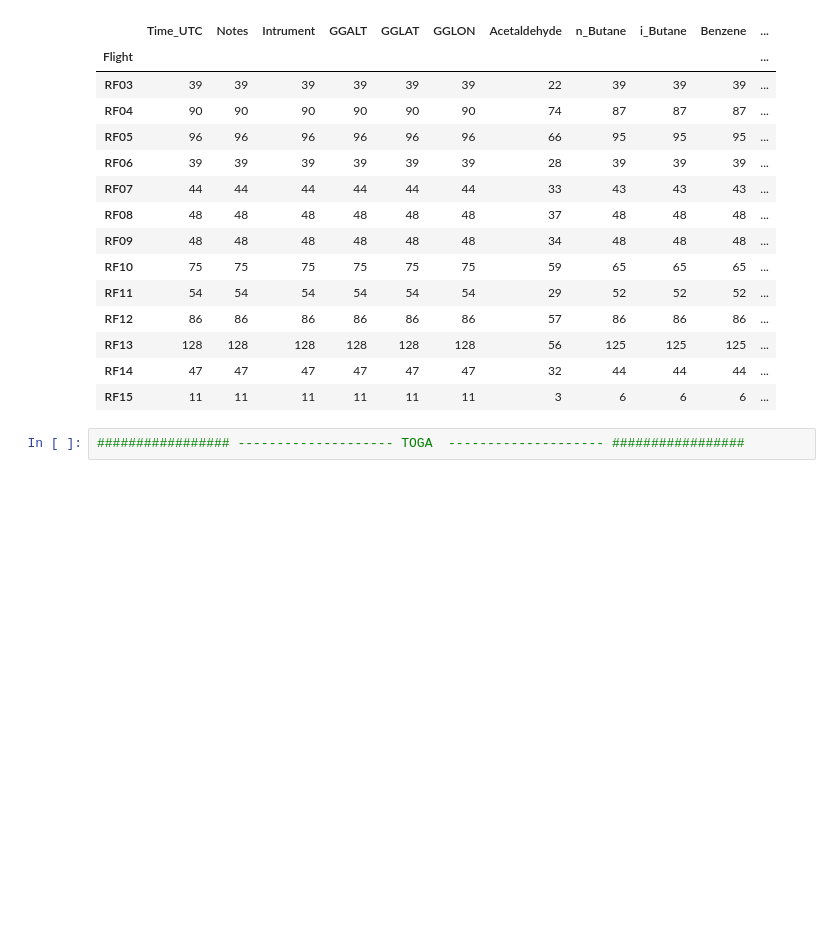
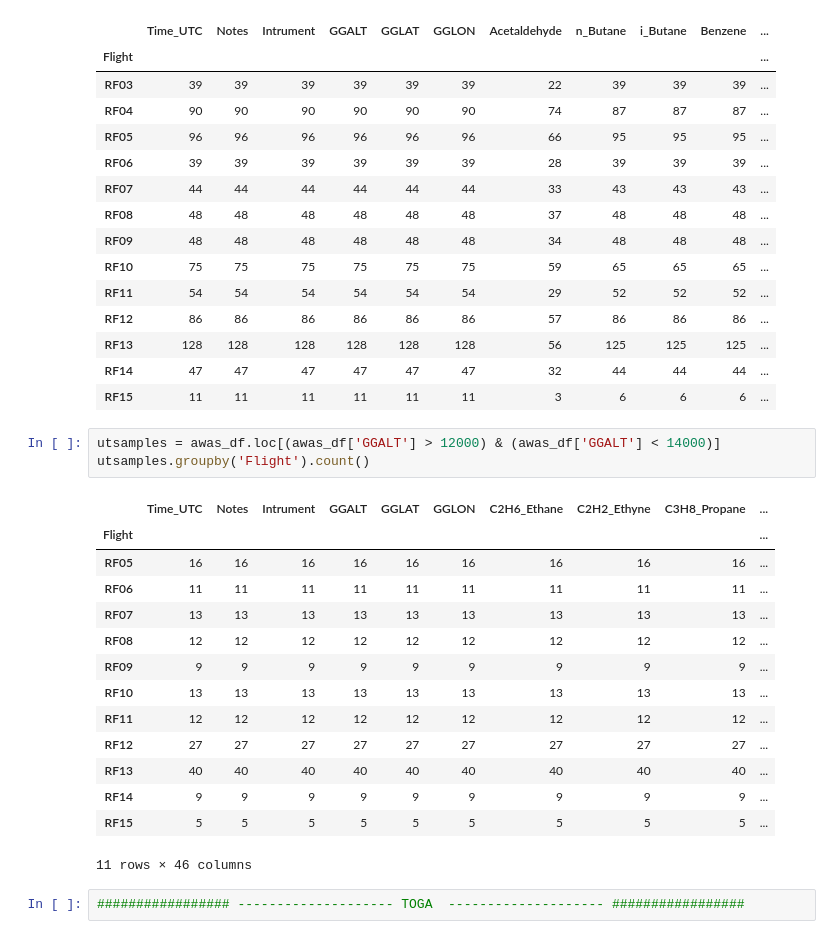
Before and after one commit to schelpon/TTS_2020_HD, a Jupyter notebook: get_tts/tts_per_rf/get_ratios_per_rf.ipynb, the cells around one changed output. Drawn from its saved outputs; the diff is of its cells as text; blank space fills up the shorter version.

```diff
--- a/get_tts/tts_per_rf/get_ratios_per_rf.ipynb
+++ b/get_tts/tts_per_rf/get_ratios_per_rf.ipynb
@@ -50,6 +50,24 @@ utsamples.groupby('Flight').count()
 | RF13 | 128 | 128 | 128 | 128 | 128 | 128 | 56 | 125 | 125 | 125 | ... |
 | RF14 | 47 | 47 | 47 | 47 | 47 | 47 | 32 | 44 | 44 | 44 | ... |
 | RF15 | 11 | 11 | 11 | 11 | 11 | 11 | 3 | 6 | 6 | 6 | ... |
+# %%
+utsamples = awas_df.loc[(awas_df['GGALT'] > 12000) & (awas_df['GGALT'] < 14000)]
+utsamples.groupby('Flight').count()
+# %% [output]
+|  | Time_UTC | Notes | Intrument | GGALT | GGLAT | GGLON | C2H6_Ethane | C2H2_Ethyne | C3H8_Propane | ... |
+| Flight |  |  |  |  |  |  |  |  |  | ... |
+| RF05 | 16 | 16 | 16 | 16 | 16 | 16 | 16 | 16 | 16 | ... |
+| RF06 | 11 | 11 | 11 | 11 | 11 | 11 | 11 | 11 | 11 | ... |
+| RF07 | 13 | 13 | 13 | 13 | 13 | 13 | 13 | 13 | 13 | ... |
+| RF08 | 12 | 12 | 12 | 12 | 12 | 12 | 12 | 12 | 12 | ... |
+| RF09 | 9 | 9 | 9 | 9 | 9 | 9 | 9 | 9 | 9 | ... |
+| RF10 | 13 | 13 | 13 | 13 | 13 | 13 | 13 | 13 | 13 | ... |
+| RF11 | 12 | 12 | 12 | 12 | 12 | 12 | 12 | 12 | 12 | ... |
+| RF12 | 27 | 27 | 27 | 27 | 27 | 27 | 27 | 27 | 27 | ... |
+| RF13 | 40 | 40 | 40 | 40 | 40 | 40 | 40 | 40 | 40 | ... |
+| RF14 | 9 | 9 | 9 | 9 | 9 | 9 | 9 | 9 | 9 | ... |
+| RF15 | 5 | 5 | 5 | 5 | 5 | 5 | 5 | 5 | 5 | ... |
+11 rows × 46 columns
 # %%
 ################# -------------------- TOGA  -------------------- #################
 # %%
```
Also changed, not shown: parts of 4 cells of this notebook, 35 other files.
